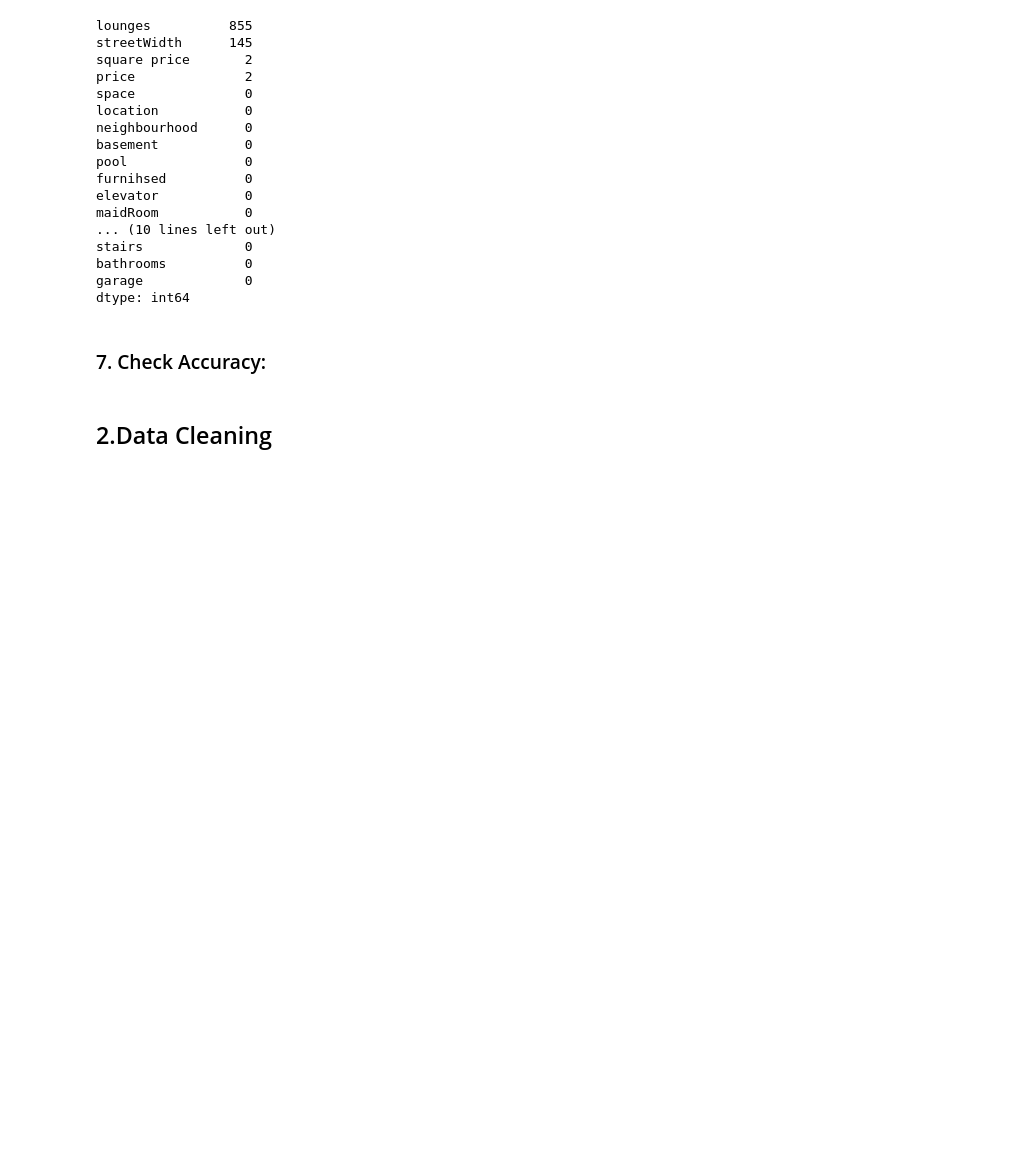
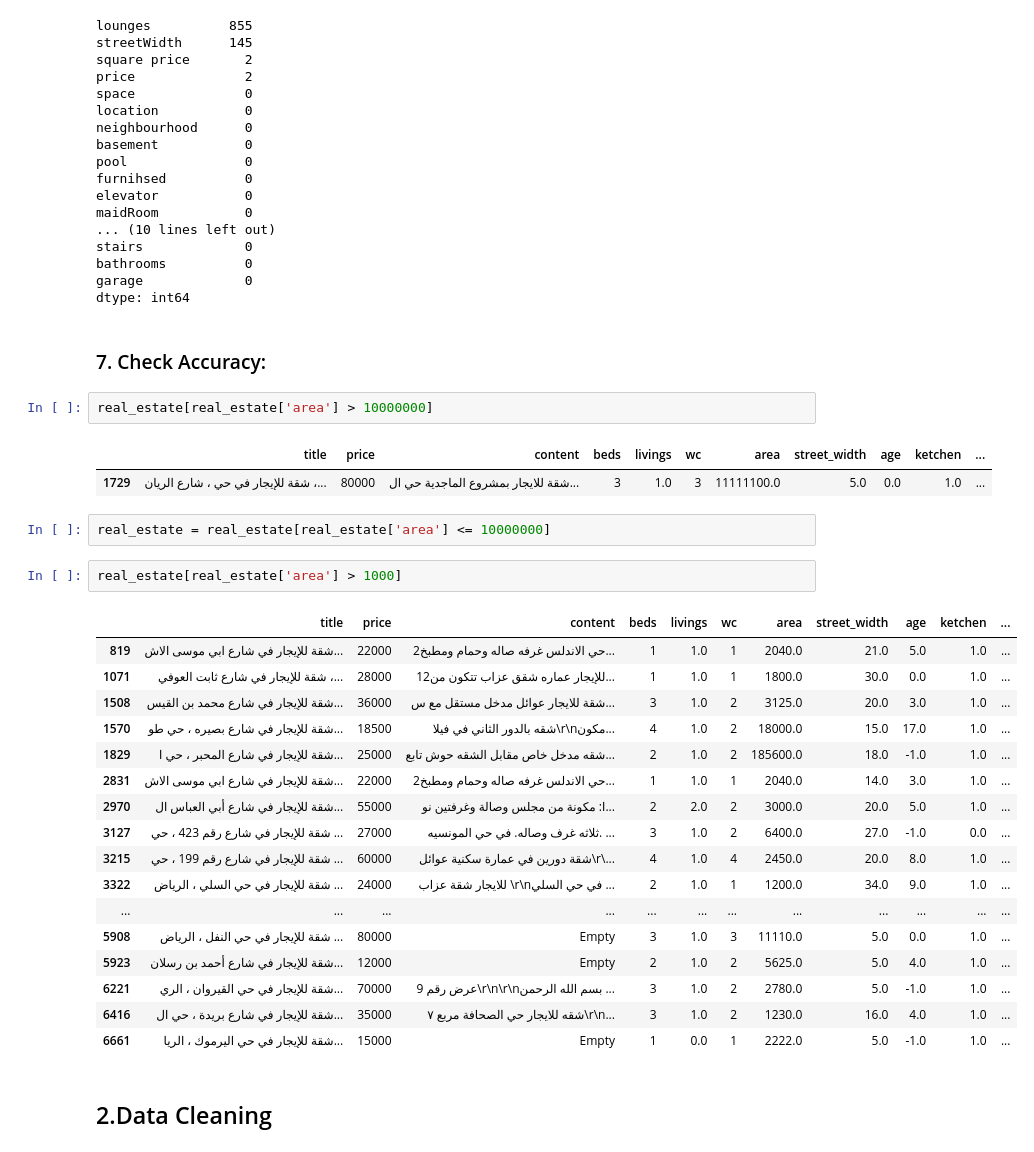
Before and after one commit to RandHamoud/Project3, a Jupyter notebook: Project3.ipynb, the cells around one changed output. Saved outputs shown, nothing was run; the diff lists cells and outputs as text; blank space fills up the shorter version.

```diff
--- a/Project3.ipynb
+++ b/Project3.ipynb
@@ -416,6 +418,33 @@ garage             0
 dtype: int64
 # %% [markdown]
 ### 7. Check Accuracy:
+# %%
+real_estate[real_estate['area'] > 10000000]
+# %% [output]
+|  | title | price | content | beds | livings | wc | area | street_width | age | ketchen | ... |
+| 1729 | شقة للإيجار في حي ، شارع الريان ،... | 80000 | شقة للايجار بمشروع الماجدية حي ال... | 3 | 1.0 | 3 | 11111100.0 | 5.0 | 0.0 | 1.0 | ... |
+# %%
+real_estate = real_estate[real_estate['area'] <= 10000000]
+# %%
+real_estate[real_estate['area'] > 1000]
+# %% [output]
+|  | title | price | content | beds | livings | wc | area | street_width | age | ketchen | ... |
+| 819 | شقة للإيجار في شارع ابي موسى الاش... | 22000 | حي الاندلس غرفه صاله وحمام ومطبخ2... | 1 | 1.0 | 1 | 2040.0 | 21.0 | 5.0 | 1.0 | ... |
+| 1071 | شقة للإيجار في شارع ثابت العوفي ،... | 28000 | للإيجار عماره شقق عزاب تتكون من12... | 1 | 1.0 | 1 | 1800.0 | 30.0 | 0.0 | 1.0 | ... |
+| 1508 | شقة للإيجار في شارع محمد بن القيس... | 36000 | شقة للايجار عوائل مدخل مستقل مع س... | 3 | 1.0 | 2 | 3125.0 | 20.0 | 3.0 | 1.0 | ... |
+| 1570 | شقة للإيجار في شارع بصيره ، حي طو... | 18500 | شقه بالدور الثاني في فيلا\r\nمكون... | 4 | 1.0 | 2 | 18000.0 | 15.0 | 17.0 | 1.0 | ... |
+| 1829 | شقة للإيجار في شارع المحبر ، حي ا... | 25000 | شقه مدخل خاص مقابل الشقه حوش تابع... | 2 | 1.0 | 2 | 185600.0 | 18.0 | -1.0 | 1.0 | ... |
+| 2831 | شقة للإيجار في شارع ابي موسى الاش... | 22000 | حي الاندلس غرفه صاله وحمام ومطبخ2... | 1 | 1.0 | 1 | 2040.0 | 14.0 | 3.0 | 1.0 | ... |
+| 2970 | شقة للإيجار في شارع أبي العباس ال... | 55000 | ا: مكونة من مجلس وصالة وغرفتين نو... | 2 | 2.0 | 2 | 3000.0 | 20.0 | 5.0 | 1.0 | ... |
+| 3127 | شقة للإيجار في شارع رقم 423 ، حي ... | 27000 | ثلاثه غرف وصاله. في حي المونسيه. ... | 3 | 1.0 | 2 | 6400.0 | 27.0 | -1.0 | 0.0 | ... |
+| 3215 | شقة للإيجار في شارع رقم 199 ، حي ... | 60000 | شقة دورين في عمارة سكنية عوائل\r\... | 4 | 1.0 | 4 | 2450.0 | 20.0 | 8.0 | 1.0 | ... |
+| 3322 | شقة للإيجار في حي السلي ، الرياض ... | 24000 | للايجار شقة عزاب \r\nفي حي السلي ... | 2 | 1.0 | 1 | 1200.0 | 34.0 | 9.0 | 1.0 | ... |
+| ... | ... | ... | ... | ... | ... | ... | ... | ... | ... | ... | ... |
+| 5908 | شقة للإيجار في حي النفل ، الرياض ... | 80000 | Empty | 3 | 1.0 | 3 | 11110.0 | 5.0 | 0.0 | 1.0 | ... |
+| 5923 | شقة للإيجار في شارع أحمد بن رسلان... | 12000 | Empty | 2 | 1.0 | 2 | 5625.0 | 5.0 | 4.0 | 1.0 | ... |
+| 6221 | شقة للإيجار في حي القيروان ، الري... | 70000 | عرض رقم 9\r\n\r\nبسم الله الرحمن ... | 3 | 1.0 | 2 | 2780.0 | 5.0 | -1.0 | 1.0 | ... |
+| 6416 | شقة للإيجار في شارع بريدة ، حي ال... | 35000 | شقه للايجار حي الصحافة مربع ٧\r\n... | 3 | 1.0 | 2 | 1230.0 | 16.0 | 4.0 | 1.0 | ... |
+| 6661 | شقة للإيجار في حي اليرموك ، الريا... | 15000 | Empty | 1 | 0.0 | 1 | 2222.0 | 5.0 | -1.0 | 1.0 | ... |
 # %% [markdown]
 ## 2.Data Cleaning
 # %%
```
Also changed, not shown: parts of 9 cells of this notebook.
